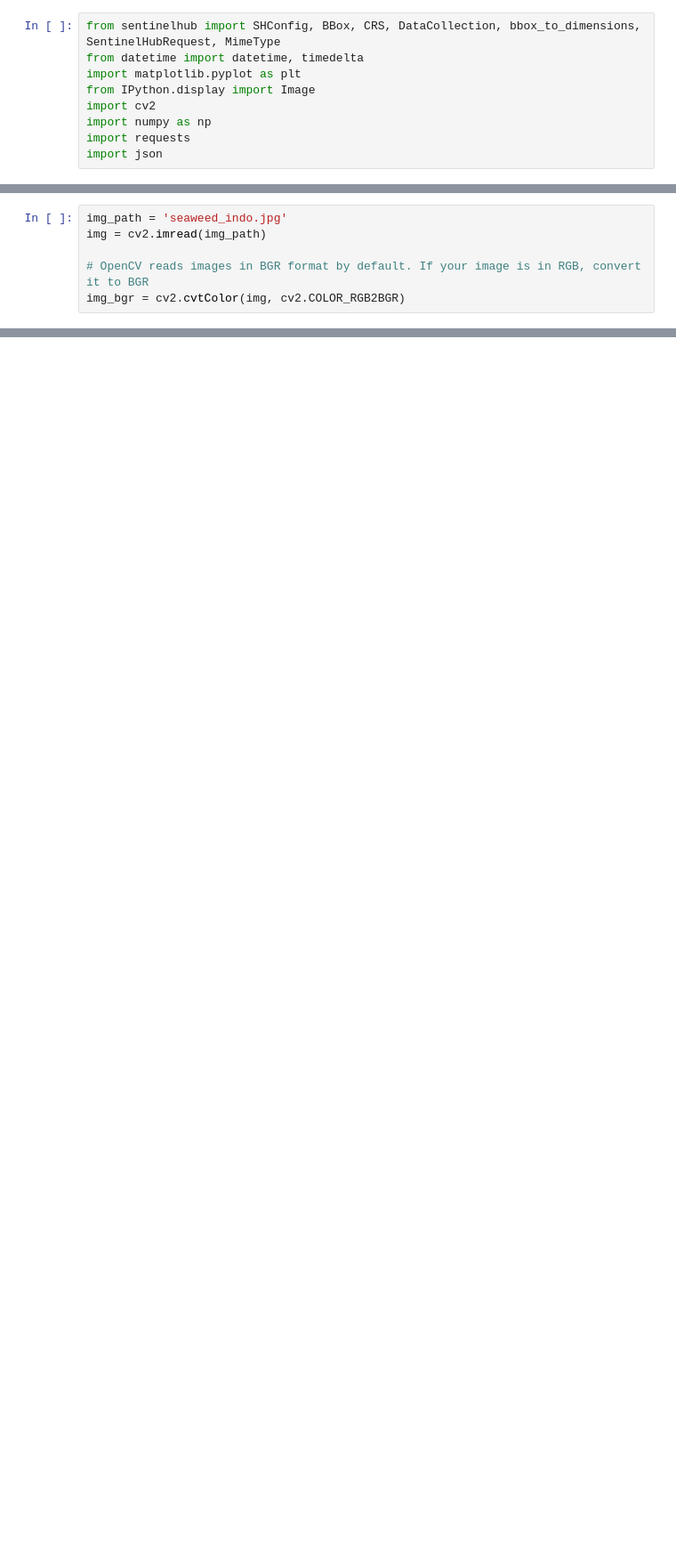
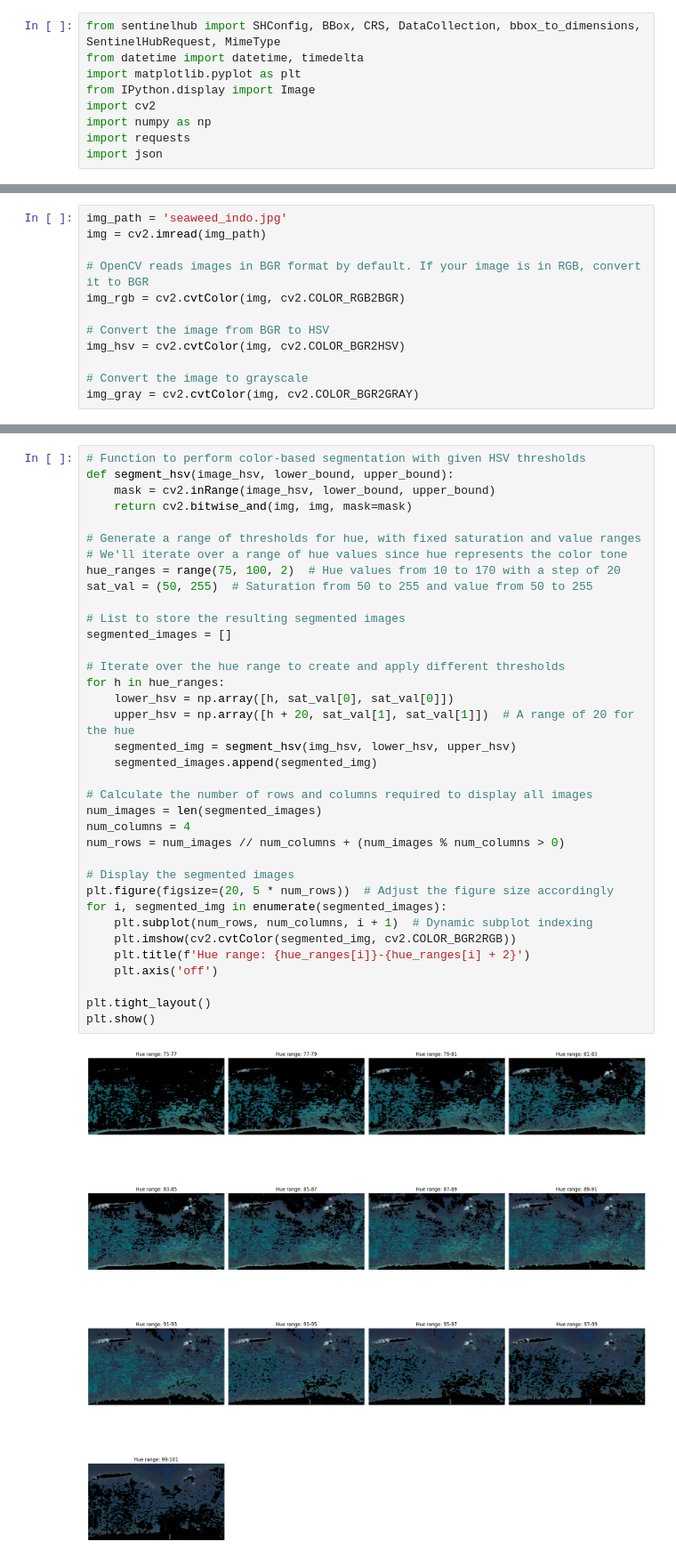
Before and after one commit to elissamskog/Seaweed-Market-Analysis-Indonesia, a Jupyter notebook: Satellites/analysis.ipynb, the cells around one changed output, grey strips where cells are left out. Shown at 89% size. Drawn from its saved outputs; the diff is of its cells as text; blank space fills up the shorter version.

```diff
--- a/Satellites/analysis.ipynb
+++ b/Satellites/analysis.ipynb
@@ -51,4 +12,10 @@ img_path = 'seaweed_indo.jpg'
 img = cv2.imread(img_path)
 
 # OpenCV reads images in BGR format by default. If your image is in RGB, convert it to BGR
-img_bgr = cv2.cvtColor(img, cv2.COLOR_RGB2BGR)
+img_rgb = cv2.cvtColor(img, cv2.COLOR_RGB2BGR)
+
+# Convert the image from BGR to HSV
+img_hsv = cv2.cvtColor(img, cv2.COLOR_BGR2HSV)
+
+# Convert the image to grayscale
+img_gray = cv2.cvtColor(img, cv2.COLOR_BGR2GRAY)
@@ -93,0 +24,38 @@ plt.show()
+# %%
+# Function to perform color-based segmentation with given HSV thresholds
+def segment_hsv(image_hsv, lower_bound, upper_bound):
+    mask = cv2.inRange(image_hsv, lower_bound, upper_bound)
+    return cv2.bitwise_and(img, img, mask=mask)
+
+# Generate a range of thresholds for hue, with fixed saturation and value ranges
+# We'll iterate over a range of hue values since hue represents the color tone
+hue_ranges = range(75, 100, 2)  # Hue values from 10 to 170 with a step of 20
+sat_val = (50, 255)  # Saturation from 50 to 255 and value from 50 to 255
+
+# List to store the resulting segmented images
+segmented_images = []
+
+# Iterate over the hue range to create and apply different thresholds
+for h in hue_ranges:
+    lower_hsv = np.array([h, sat_val[0], sat_val[0]])
+    upper_hsv = np.array([h + 20, sat_val[1], sat_val[1]])  # A range of 20 for the hue
+    segmented_img = segment_hsv(img_hsv, lower_hsv, upper_hsv)
+    segmented_images.append(segmented_img)
+
+# Calculate the number of rows and columns required to display all images
+num_images = len(segmented_images)
+num_columns = 4
+num_rows = num_images // num_columns + (num_images % num_columns > 0)
+
+# Display the segmented images
+plt.figure(figsize=(20, 5 * num_rows))  # Adjust the figure size accordingly
+for i, segmented_img in enumerate(segmented_images):
+    plt.subplot(num_rows, num_columns, i + 1)  # Dynamic subplot indexing
+    plt.imshow(cv2.cvtColor(segmented_img, cv2.COLOR_BGR2RGB))
+    plt.title(f'Hue range: {hue_ranges[i]}-{hue_ranges[i] + 2}')
+    plt.axis('off')
+
+plt.tight_layout()
+plt.show()
+# %% [output]
+[figure, added]
```
Also changed, not shown: parts of 7 cells of this notebook, 4 other files.
